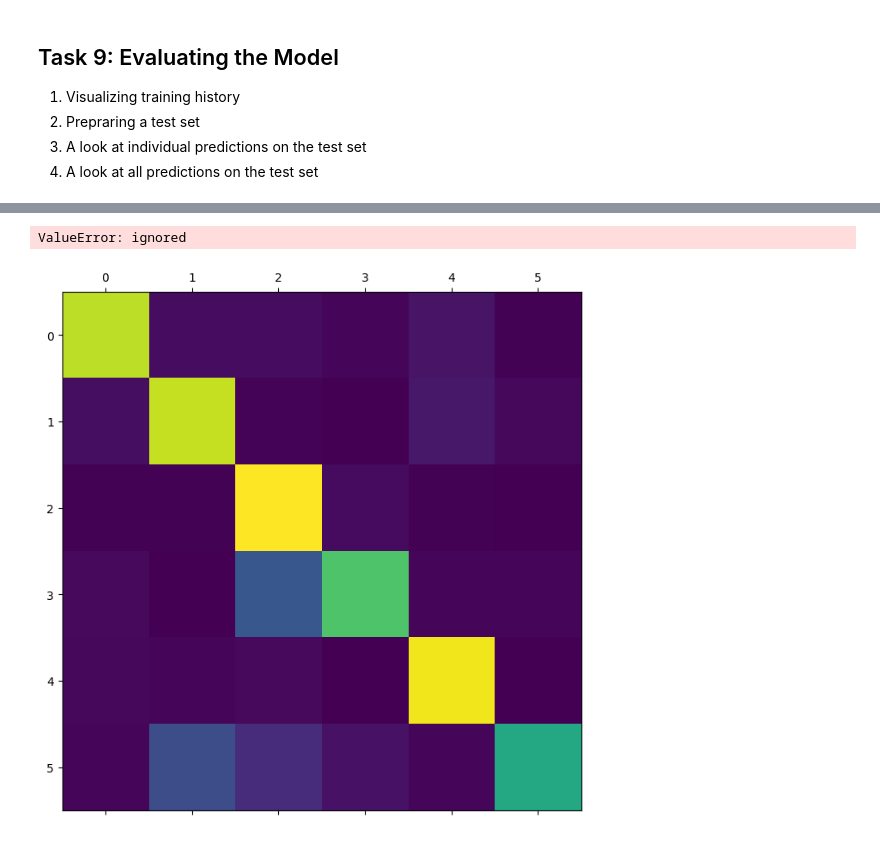
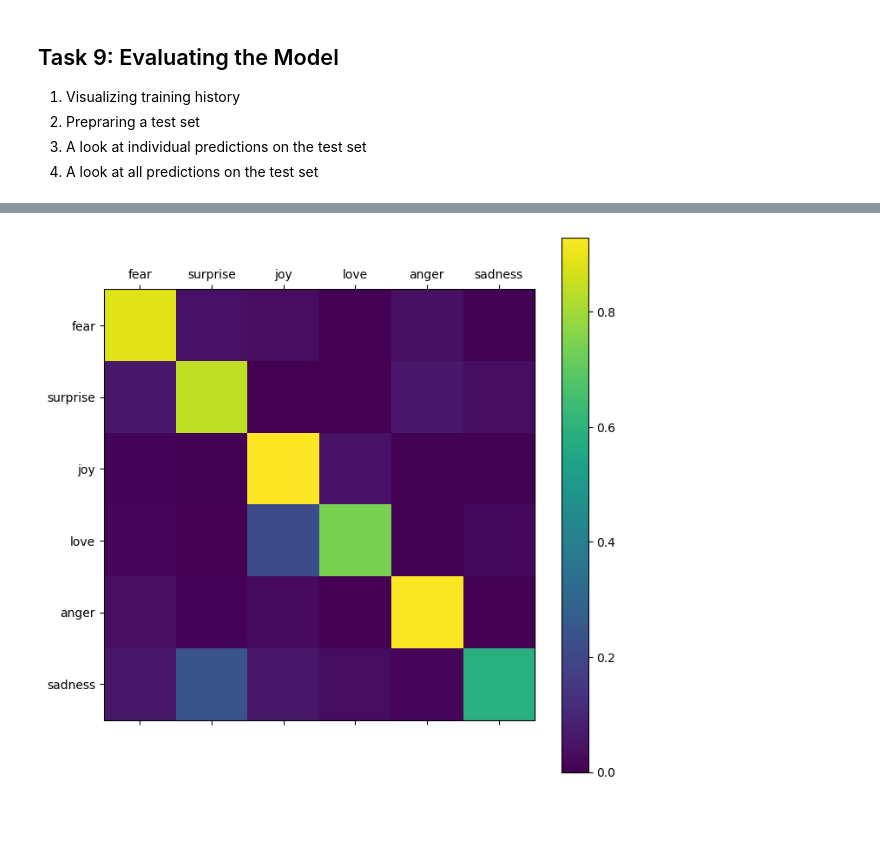
Before and after one commit to Shawon046/Tweet-Emotion-Recognition, a Jupyter notebook: Tweet_Emotion_Recognition_Learner.ipynb, the cells around one changed output, grey strips where cells are left out. Saved outputs shown, nothing was run; the diff lists cells and outputs as text; code cells hidden in the pictures.

Commit message:
Fixed the confusion matrix plot

```diff
--- a/Tweet_Emotion_Recognition_Learner.ipynb
+++ b/Tweet_Emotion_Recognition_Learner.ipynb
@@ -423,5 +381,4 @@ preds_class
 # %%
-show_confusion_matrix(test_labels, preds_class, list(preds_class))
+show_confusion_matrix(test_labels, preds_class, set(preds_class))
 # %% [output]
-ValueError: ignored
-[figure, old version]
+[figure, new version]
```
Also changed, not shown: parts of 15 cells of this notebook.
